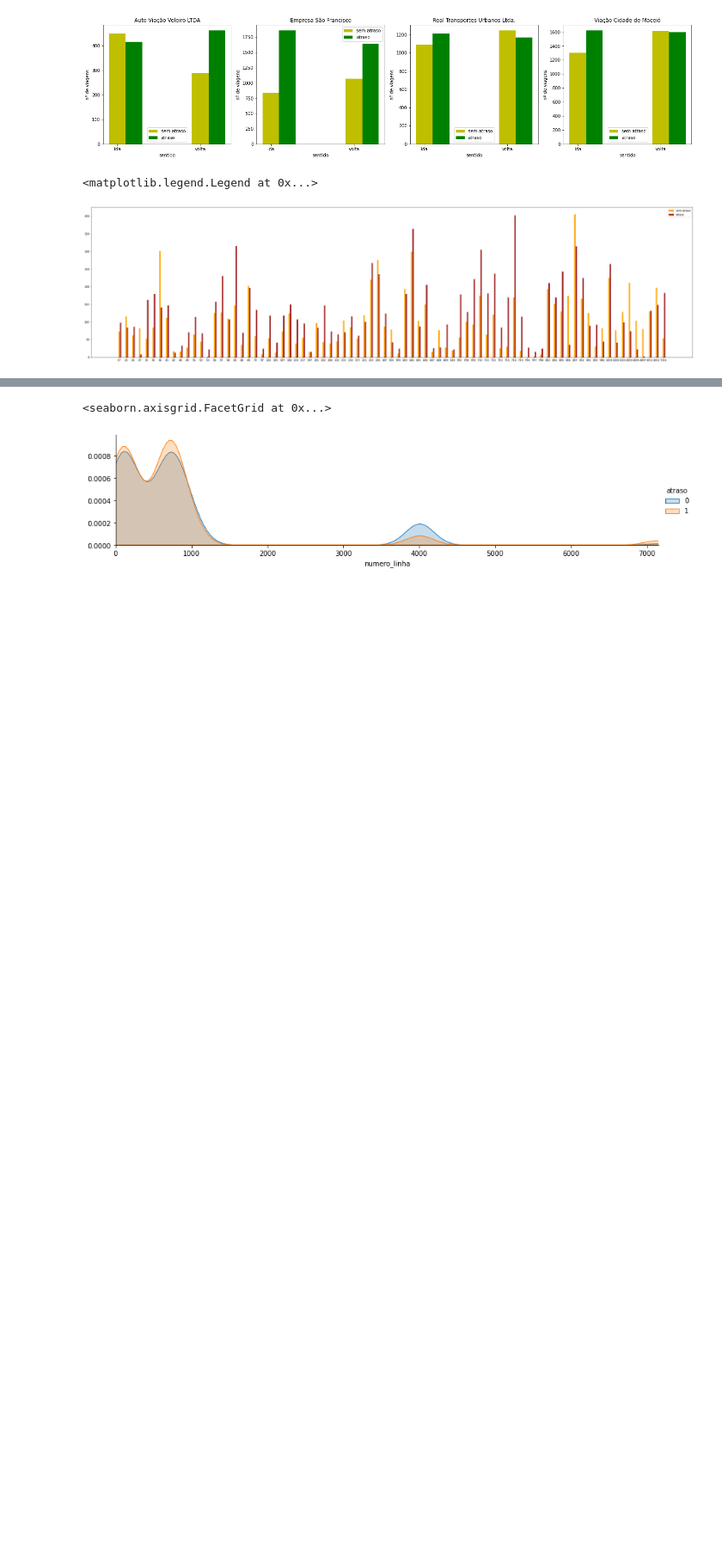
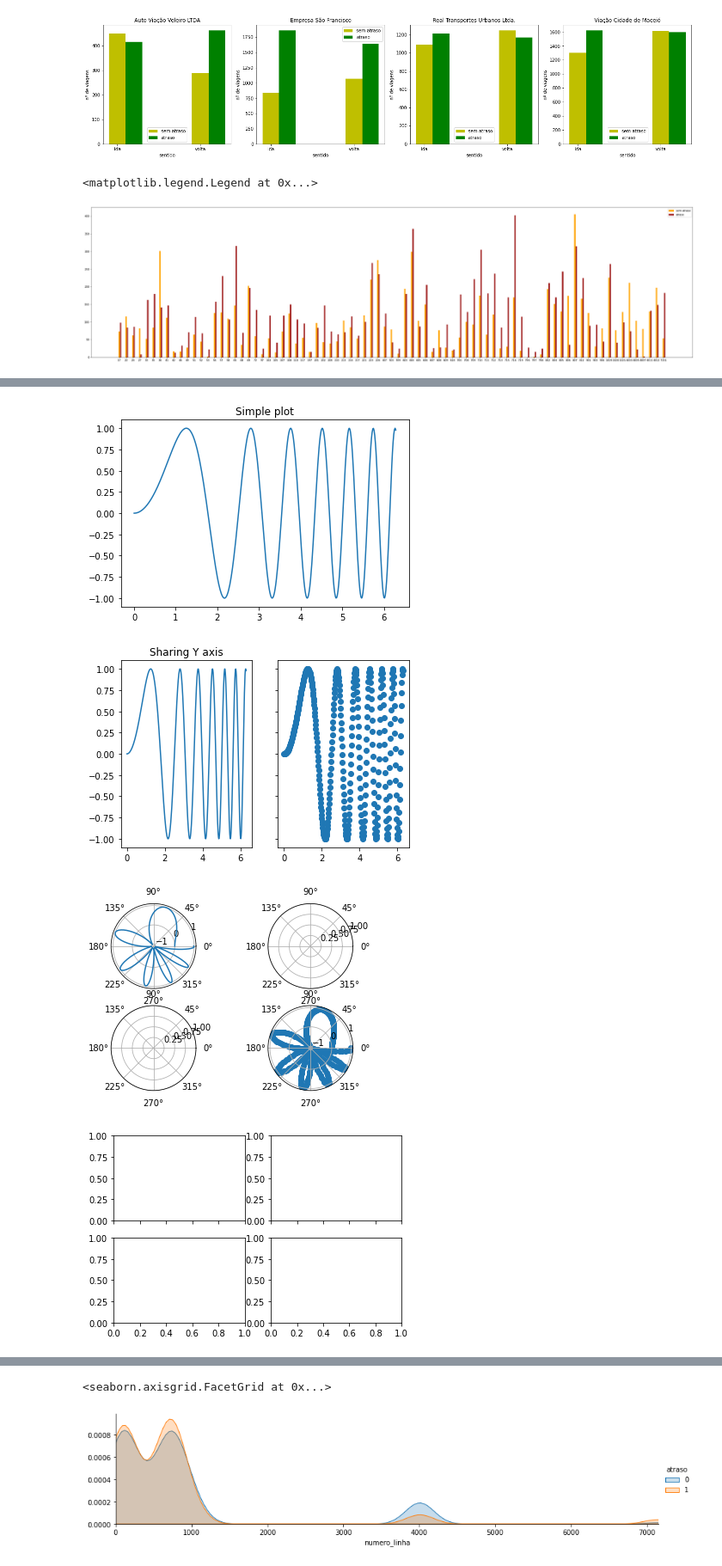
Before and after one commit to willieny/SMTT, a Jupyter notebook: SMTT.ipynb, the cells around one changed output, grey strips where cells are left out. Shown: that part at 86% size. Cells and saved outputs as stored; diff of their text form; code cells hidden in the pictures; blank space fills up the shorter version.

```diff
--- a/SMTT.ipynb
+++ b/SMTT.ipynb
@@ -393,0 +453,41 @@ ax.legend()
+# %%
+# First create some toy data:
+x = np.linspace(0, 2*np.pi, 400)
+y = np.sin(x**2)
+
+# Create just a figure and only one subplot
+fig, ax = plt.subplots()
+ax.plot(x, y)
+ax.set_title('Simple plot')
+
+# Create two subplots and unpack the output array immediately
+f, (ax1, ax2) = plt.subplots(1, 2, sharey=True)
+ax1.plot(x, y)
+ax1.set_title('Sharing Y axis')
+ax2.scatter(x, y)
+
+# Create four polar axes and access them through the returned array
+fig, axs = plt.subplots(2, 2, subplot_kw=dict(polar=True))
+axs[0, 0].plot(x, y)
+axs[1, 1].scatter(x, y)
+
+# Share a X axis with each column of subplots
+plt.subplots(2, 2, sharex='col')
+
+# Share a Y axis with each row of subplots
+plt.subplots(2, 2, sharey='row')
+
+# Share both X and Y axes with all subplots
+plt.subplots(2, 2, sharex='all', sharey='all')
+
+# Note that this is the same as
+plt.subplots(2, 2, sharex=True, sharey=True)
+
+# Create figure number 10 with a single subplot
+# and clears it if it already exists.
+fig, ax = plt.subplots(num=10, clear=True)
+# %% [output]
+[figure, added]
+[figure, added]
+[figure, added]
+[figure, added]
```
Also changed, not shown: parts of 6 cells of this notebook.
